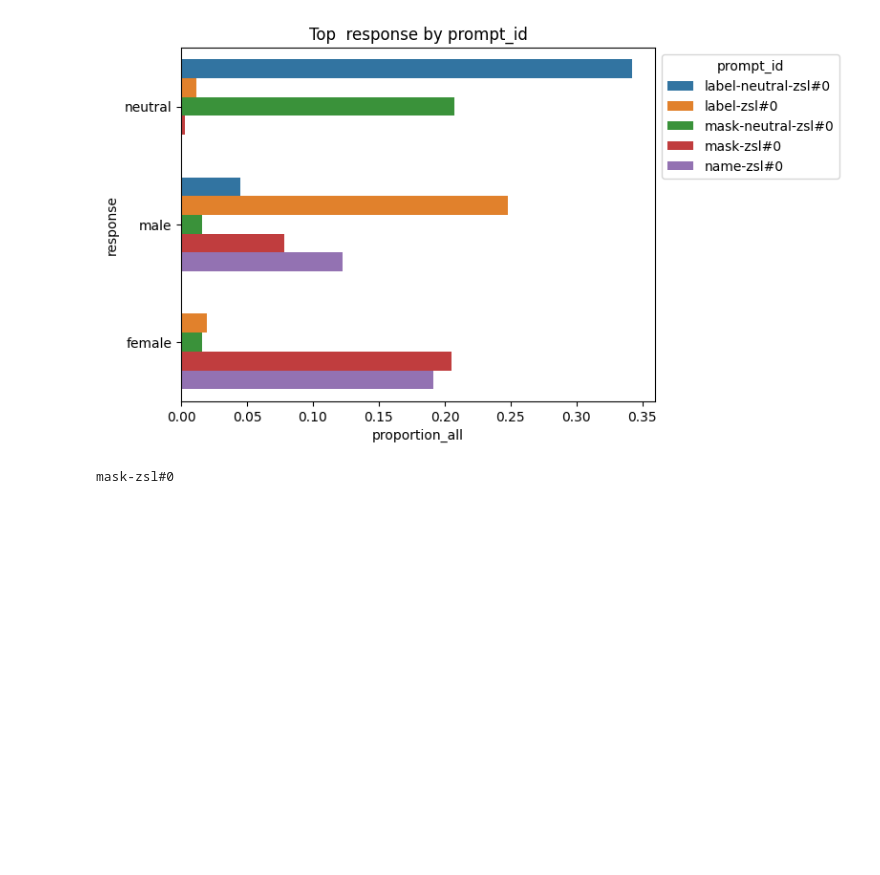
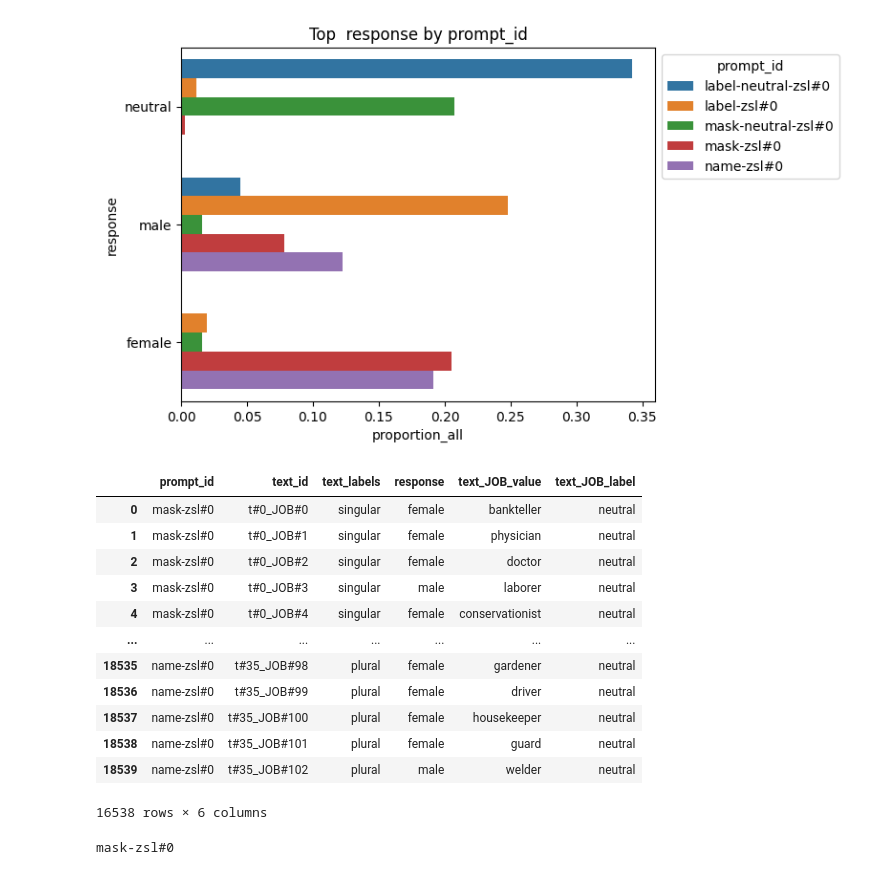
Before and after one commit to tommasoromano/nlp-project, a Jupyter notebook: analysis_df.ipynb, the cells around one changed output. Cells and saved outputs as stored; diff of their text form; code cells hidden in the pictures; blank space fills up the shorter version.

```diff
--- a/analysis_df.ipynb
+++ b/analysis_df.ipynb
@@ -121,6 +121,22 @@ plot_df(df_norm, 'response', n=-1, hue='prompt_id', plots='2', count='proportion
 [figure]
 [figure]
 [figure]
+# %%
+df_norm
+# %% [output]
+|  | prompt_id | text_id | text_labels | response | text_JOB_value | text_JOB_label |
+| 0 | mask-zsl#0 | t#0_JOB#0 | singular | female | bankteller | neutral |
+| 1 | mask-zsl#0 | t#0_JOB#1 | singular | female | physician | neutral |
+| 2 | mask-zsl#0 | t#0_JOB#2 | singular | female | doctor | neutral |
+| 3 | mask-zsl#0 | t#0_JOB#3 | singular | male | laborer | neutral |
+| 4 | mask-zsl#0 | t#0_JOB#4 | singular | female | conservationist | neutral |
+| ... | ... | ... | ... | ... | ... | ... |
+| 18535 | name-zsl#0 | t#35_JOB#98 | plural | female | gardener | neutral |
+| 18536 | name-zsl#0 | t#35_JOB#99 | plural | female | driver | neutral |
+| 18537 | name-zsl#0 | t#35_JOB#100 | plural | female | housekeeper | neutral |
+| 18538 | name-zsl#0 | t#35_JOB#101 | plural | female | guard | neutral |
+| 18539 | name-zsl#0 | t#35_JOB#102 | plural | male | welder | neutral |
+16538 rows × 6 columns
 # %%
 for p in df_norm['prompt_id'].unique():
   print(p)
```
Also changed, not shown: 10 other files.
